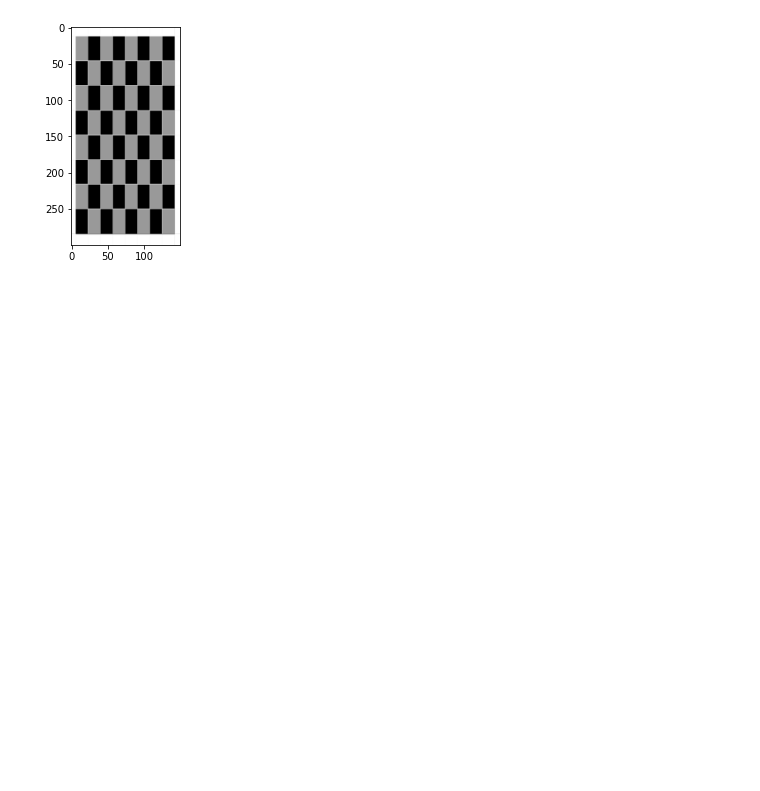
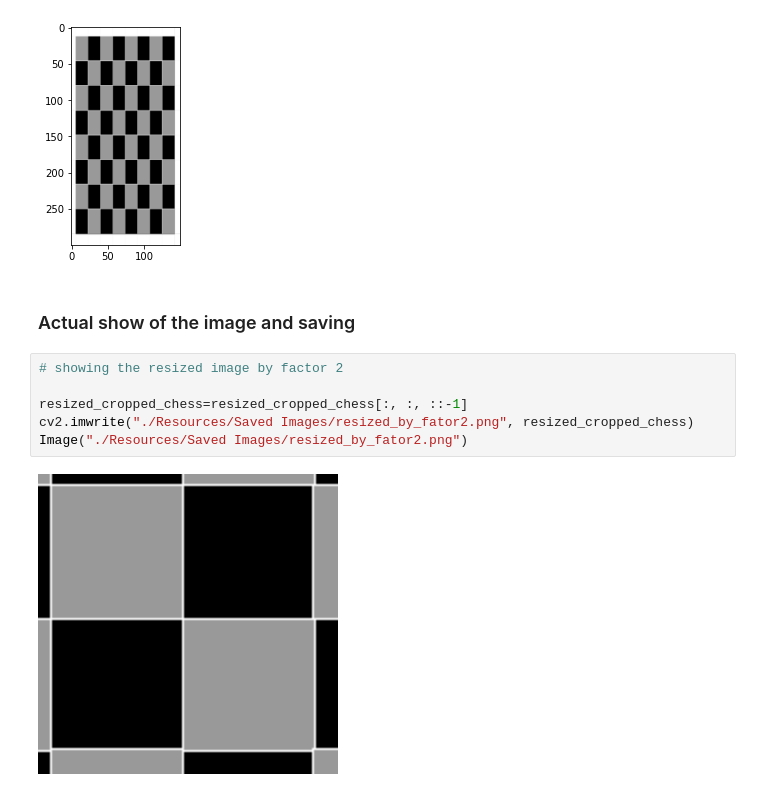
Before and after one commit to mdvadiyatnaqvi/OpenCV, a Jupyter notebook: 2-Basic Image Manipulation/Imange_manipulation.ipynb, the cells around one changed output. Cells and saved outputs as stored; diff of their text form; blank space fills up the shorter version.

```diff
--- a/2-Basic Image Manipulation/Imange_manipulation.ipynb
+++ b/2-Basic Image Manipulation/Imange_manipulation.ipynb
@@ -92,3 +92,13 @@ plt.imshow(resized_cropped_img)
 # %% [output]
 <matplotlib.image.AxesImage at 0x...>
 [figure]
+# %% [markdown]
+### Actual show of the image and saving
+# %%
+# showing the resized image by factor 2
+
+resized_cropped_chess=resized_cropped_chess[:, :, ::-1]
+cv2.imwrite("./Resources/Saved Images/resized_by_fator2.png", resized_cropped_chess)
+Image("./Resources/Saved Images/resized_by_fator2.png")
+# %% [output]
+[figure, added]
```
Also changed, not shown: parts of 3 cells of this notebook, 1 other file.
